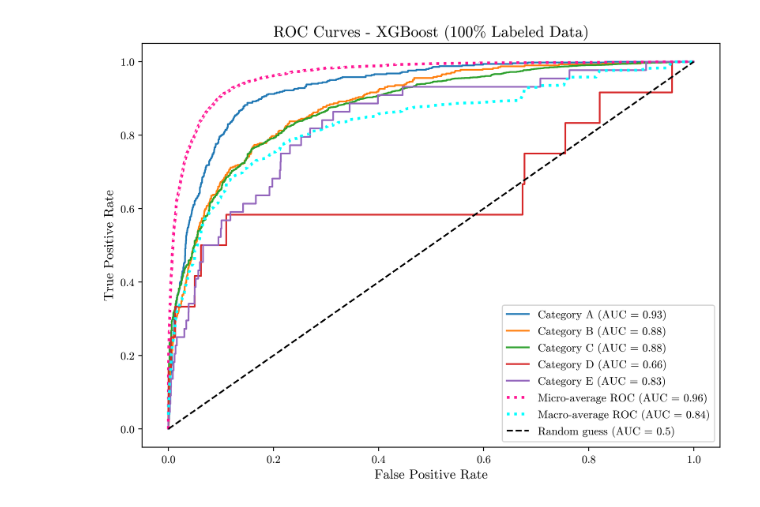
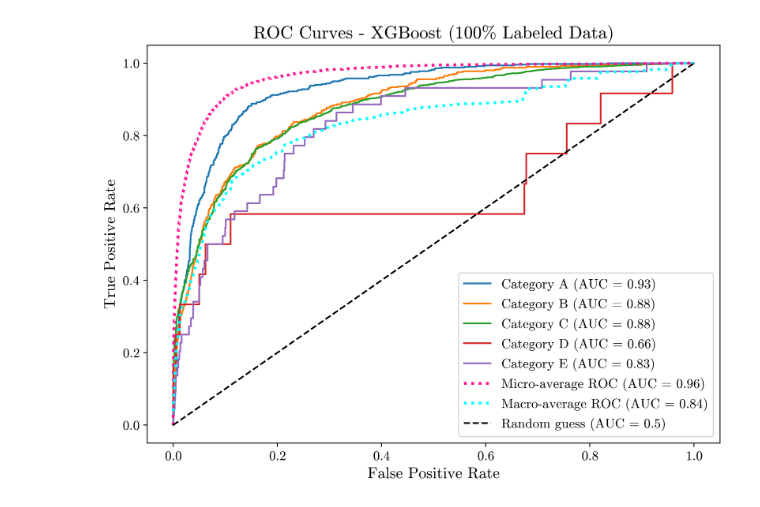
Before and after one commit to abzink/DTU_master_thesis, a Jupyter notebook: 03_ssl/ssl_self_training/final/self_training_roc_auc_curves.ipynb, the cells around one changed output. Saved outputs shown, nothing was run; the diff lists cells and outputs as text; code cells hidden in the pictures.

```diff
--- a/03_ssl/ssl_self_training/final/self_training_roc_auc_curves.ipynb
+++ b/03_ssl/ssl_self_training/final/self_training_roc_auc_curves.ipynb
@@ -19,7 +19,7 @@ mpl.rcParams['axes.unicode_minus'] = False
 mpl.rcParams['axes.formatter.use_mathtext'] = True
 # %%
 # Update this to the path of your saved JSON file
-file_path = 'roc_auc_models_SMOTE/roc_data_XGBoost_1.0.json'
+file_path = 'roc_auc_results/roc_data_XGBoost_1.0.json'
 
 with open(file_path, 'r') as file:
     roc_data = json.load(file)
@@ -30,35 +30,39 @@ plt.figure(figsize=(8, 6), dpi = 500)
 category_mapping = {0: 'A', 1: 'B', 2: 'C', 3: 'D', 4: 'E'}
 
 # Plot the ROC curve for each class (keeping the default color cycle)
 for i in range(5):  # Assuming you have 5 classes
     class_letter = category_mapping[i]  # Get the corresponding letter
     plt.plot(roc_data['fpr']['test'][str(i)], roc_data['tpr']['test'][str(i)],
              label=f'Category {class_letter} (AUC = {roc_data["roc_auc"]["test"][str(i)]:.2f})')
 
 # Plot the micro-average ROC curve
 if 'micro' in roc_data['fpr']['test']:
     plt.plot(roc_data['fpr']['test']['micro'], roc_data['tpr']['test']['micro'],
              label='Micro-average ROC (AUC = {:.2f})'.format(roc_data["roc_auc"]["test"]["micro"]),
              color='deeppink', linestyle=':', linewidth=2.5)
 
 # Plot the macro-average ROC curve
 if 'macro' in roc_data['fpr']['test']:
     plt.plot(roc_data['fpr']['test']['macro'], roc_data['tpr']['test']['macro'],
              label='Macro-average ROC (AUC = {:.2f})'.format(roc_data["roc_auc"]["test"]["macro"]),
              color='aqua', linestyle=':', linewidth=2.5)
 
 # Plot the chance line
 plt.plot([0, 1], [0, 1], 'k--', label='Random guess (AUC = 0.5)')
 
 # Add labels and title
-plt.xlabel('False Positive Rate', fontsize=12)
-plt.ylabel('True Positive Rate', fontsize=12)
-plt.title('ROC Curves - XGBoost (100% Labeled Data)', fontsize=14)
-plt.legend(loc="lower right")
+plt.xlabel('False Positive Rate', fontsize=14)
+plt.ylabel('True Positive Rate', fontsize=14)
+plt.title('ROC Curves - XGBoost (100% Labeled Data)', fontsize=16)
+plt.legend(loc="lower right", fontsize=12)
+
+# Increase the size of the x-tick and y-tick labels
+plt.tick_params(axis='x', labelsize=12)  # Increase x-tick label size
+plt.tick_params(axis='y', labelsize=12)  # Increase y-tick label siz
 
 plt.tight_layout()
 
 # Show the plot
 plt.show()
 # %% [output]
-[figure, old version]
+[figure, new version]
```
Also changed, not shown: 19 other files.
